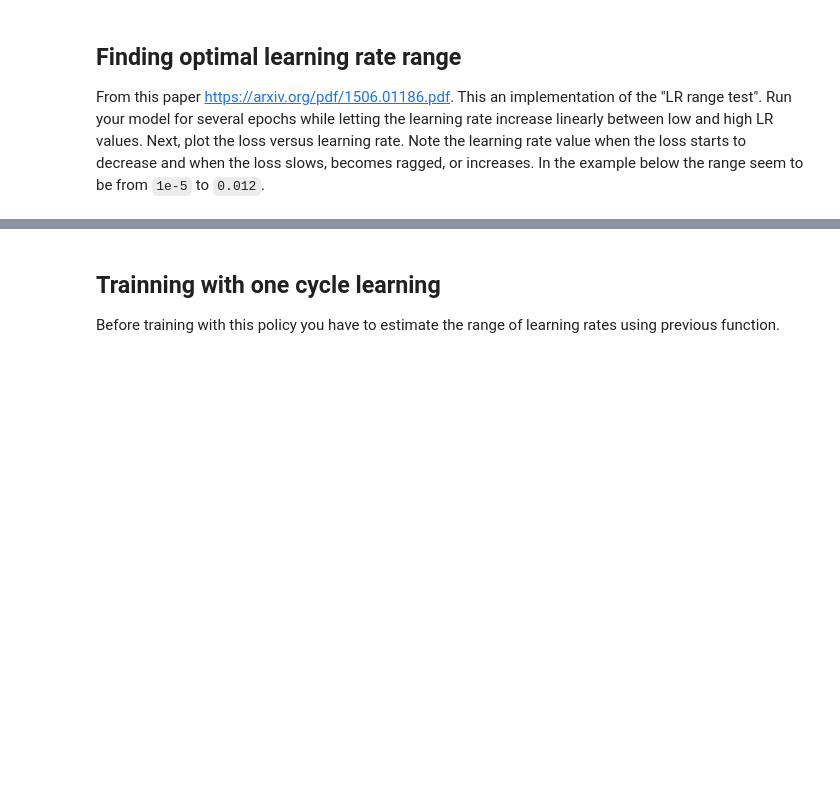
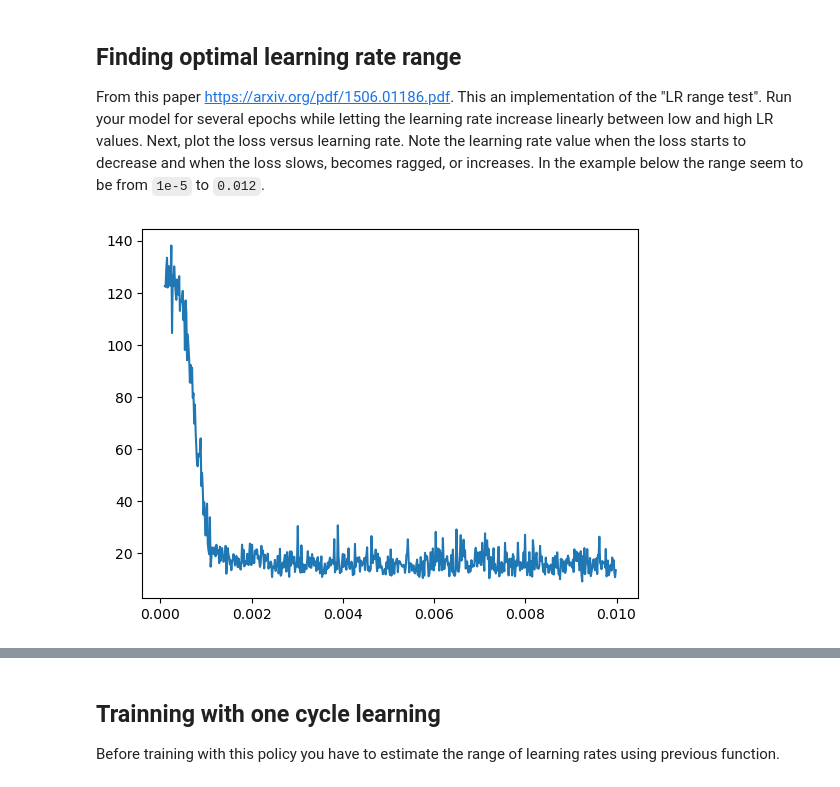
Before and after one commit to yanneta/pytorch-tutorial-medicine, a Jupyter notebook: image_analysis.ipynb, the cells around one changed output, grey strips where cells are left out. Cells and saved outputs as stored; diff of their text form; code cells hidden in the pictures; blank space fills up the shorter version.

```diff
--- a/image_analysis.ipynb
+++ b/image_analysis.ipynb
@@ -325,6 +309,11 @@ valid_dl = DataLoader(valid_ds, batch_size=batch_size, shuffle=False, num_worker
 # %%
 model = Net50().cuda()
 lrs, losses = LR_range_finder(model, train_dl)
+# %%
+plt.plot(lrs, losses)
+plt.show()
+# %% [output]
+[figure, added]
 # %%
 # first plot the whole graph
 plt.plot(lrs, losses)
```
Also changed, not shown: parts of 22 cells of this notebook.
